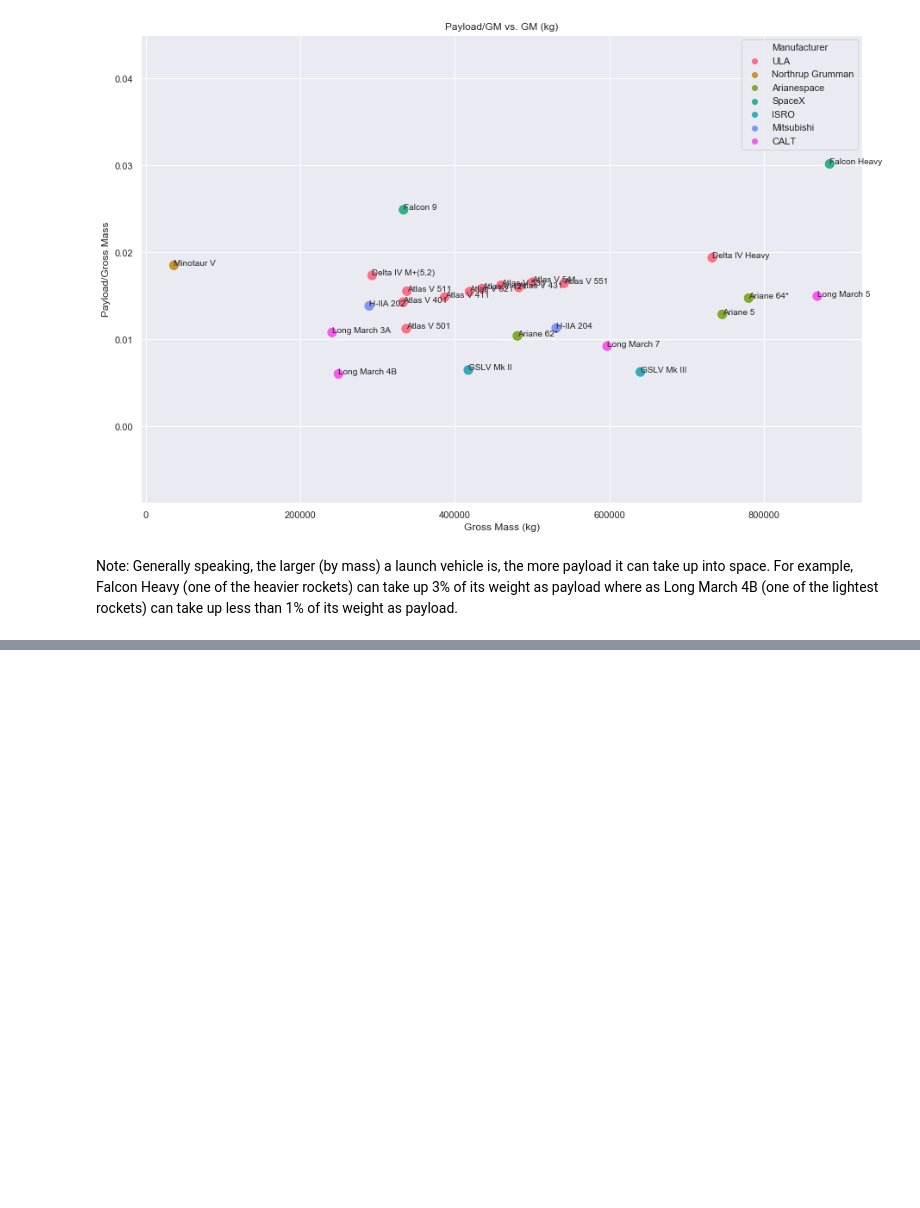
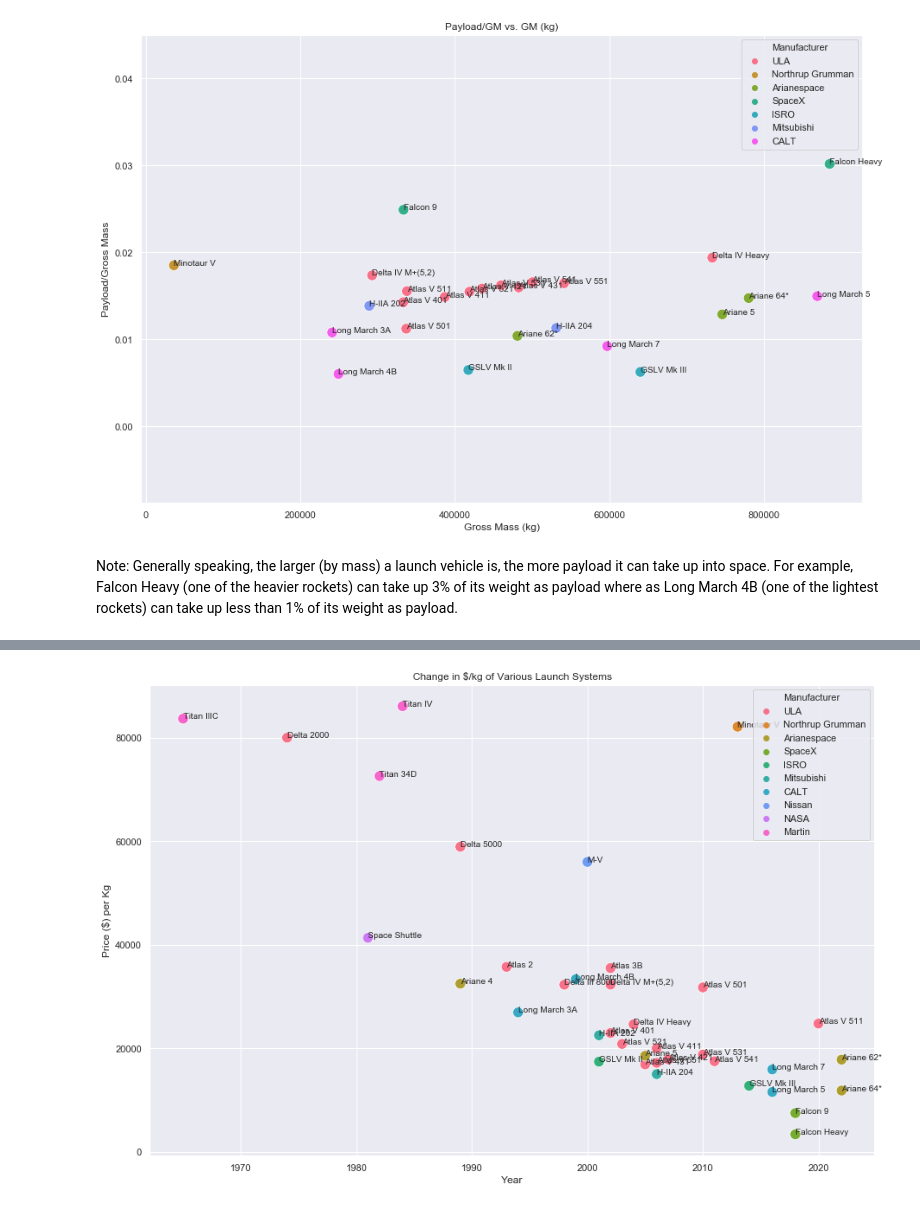
Before and after one commit to candaceyee/Space-Based-Solar, a Jupyter notebook: current_launch_systems.ipynb, the cells around one changed output, grey strips where cells are left out. Cells and saved outputs as stored; diff of their text form; code cells hidden in the pictures; blank space fills up the shorter version.

Commit message:
added graphs and updated script

```diff
--- a/current_launch_systems.ipynb
+++ b/current_launch_systems.ipynb
@@ -297,6 +308,8 @@ for idx, data in launch_cost_v_payload.iterrows():
 # %%
 ratio = launch_cost_v_payload['Payload (GTO)']/launch_cost_v_payload['Gross Mass (kg)']
 launch_cost_v_payload['Payload:Gross Mass'] = ratio
+price_ratio = (launch_cost_v_payload['Cost ($M)']/launch_cost_v_payload['Payload (GTO)'])*10e5
+launch_cost_v_payload['Price/kg'] = price_ratio
 # %%
 fig = plt.figure(figsize = (15,10))
 ax = sns.scatterplot('Gross Mass (kg)', 'Payload:Gross Mass', data = launch_cost_v_payload,
@@ -314,0 +368,7 @@ Note: Generally speaking, the larger (by mass) a launch vehicle is, the more pay
+# %%
+ratio_older = older_launch_systems['Payload (GTO)']/older_launch_systems['Gross Mass (kg)']
+price_ratio_older = (older_launch_systems['Cost ($M)']/older_launch_systems['Payload (GTO)'])*10e5
+older_launch_systems['Payload:Gross Mass'] = ratio_older
+older_launch_systems['Price/kg'] = price_ratio_older
+# %%
+all_launch_systems = pd.concat([launch_cost_v_payload, older_launch_systems])
@@ -314,0 +395,11 @@ Note: Generally speaking, the larger (by mass) a launch vehicle is, the more pay
+# %%
+fig = plt.figure(figsize = (15,10))
+ax = sns.scatterplot('Year', 'Price/kg', data = all_launch_systems,
+                     s = 150, hue = 'Manufacturer')
+plt.xlabel('Year');
+plt.ylabel('Price ($) per Kg')
+plt.title('Change in $/kg of Various Launch Systems');
+for idx, data in all_launch_systems.iterrows():
+    ax.text(data['Year'], data['Price/kg'], data['Launch Vehicle'], fontsize = 10)
+# %% [output]
+[figure, added]
```
Also changed, not shown: parts of 7 cells of this notebook.
